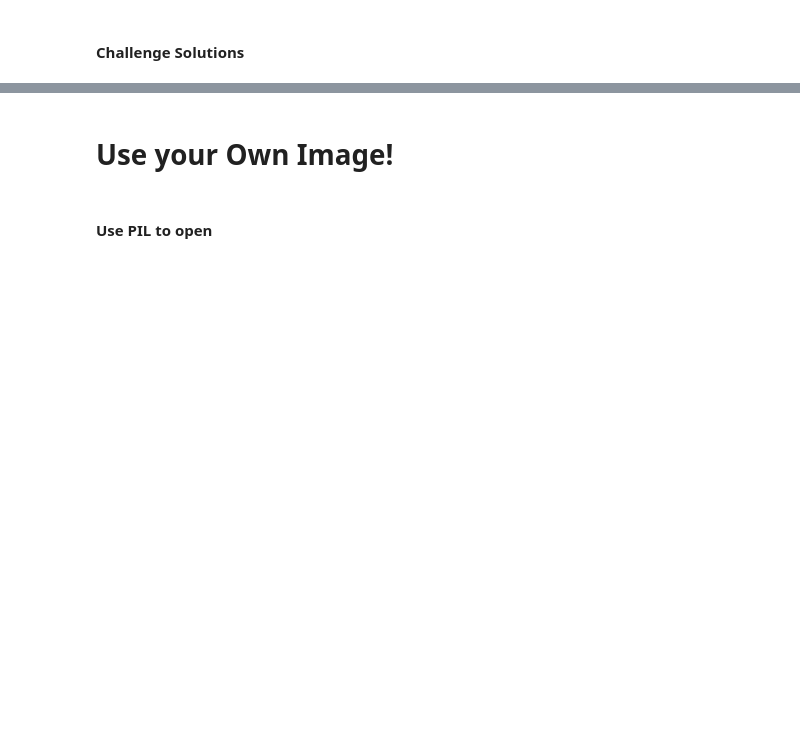
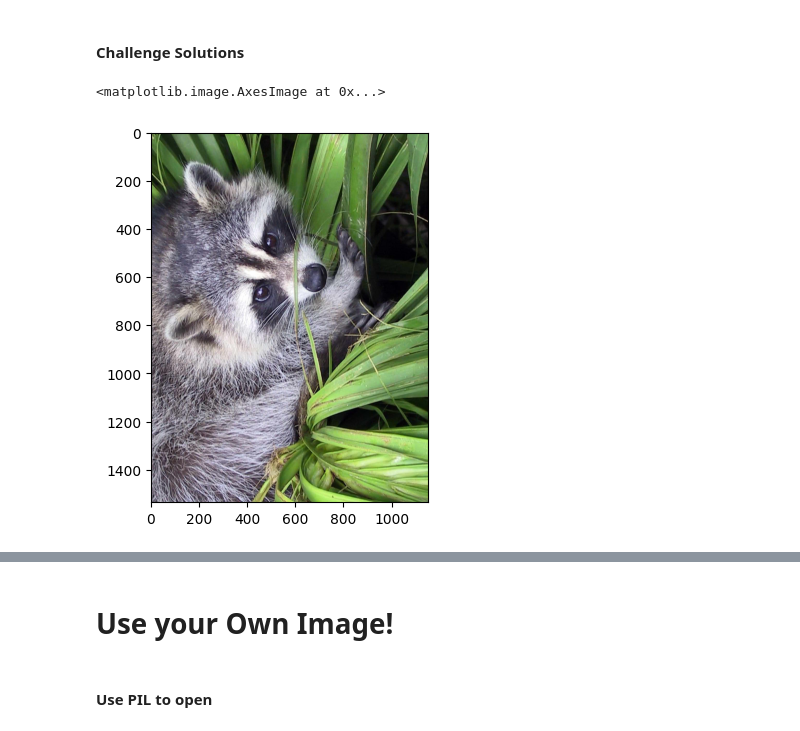
Before and after one commit to Golden-Leaves/100daysofpython, a Jupyter notebook: numpy_computation/Computation_with_NumPy_and_N_Dimensional_Arrays_(start).ipynb, the cells around one changed output, grey strips where cells are left out. Saved outputs shown, nothing was run; the diff lists cells and outputs as text; code cells hidden in the pictures; blank space fills up the shorter version.

Commit message:
Complete Image challenges

```diff
--- a/numpy_computation/Computation_with_NumPy_and_N_Dimensional_Arrays_(start).ipynb
+++ b/numpy_computation/Computation_with_NumPy_and_N_Dimensional_Arrays_(start).ipynb
@@ -306,0 +334,6 @@ plt.imshow(greyscale_img,cmap="grey")
+# %%
+rotated_img = np.rot90(img)
+plt.imshow(rotated_img)
+# %% [output]
+<matplotlib.image.AxesImage at 0x...>
+[figure, added]
```
Also changed, not shown: parts of 5 cells of this notebook, 1 other file.
